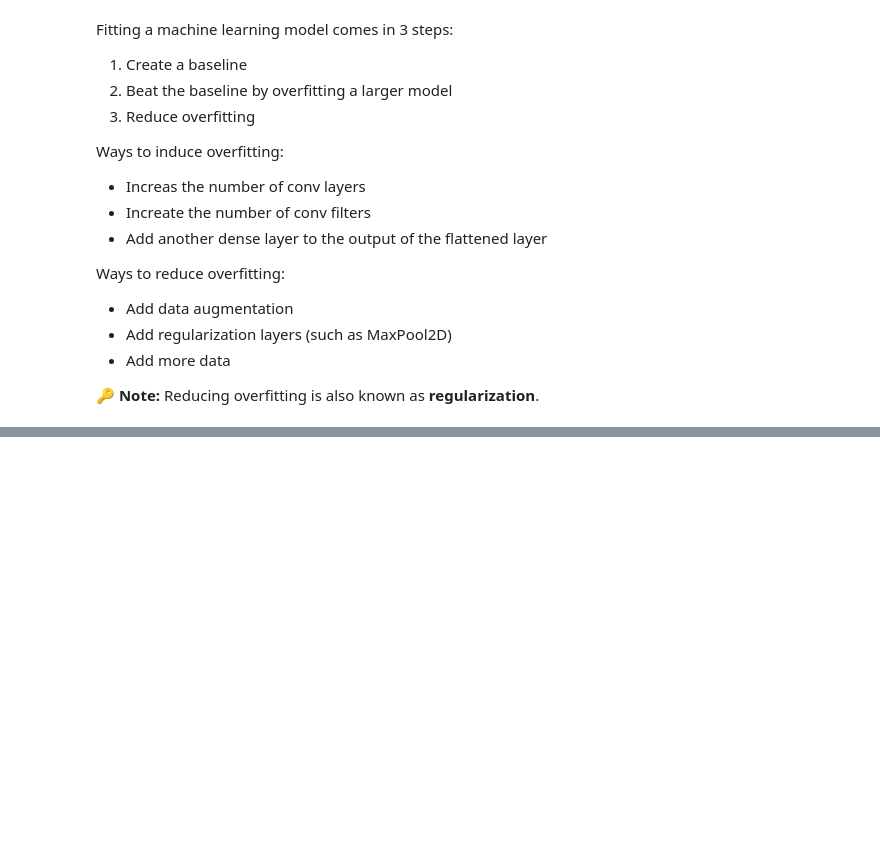
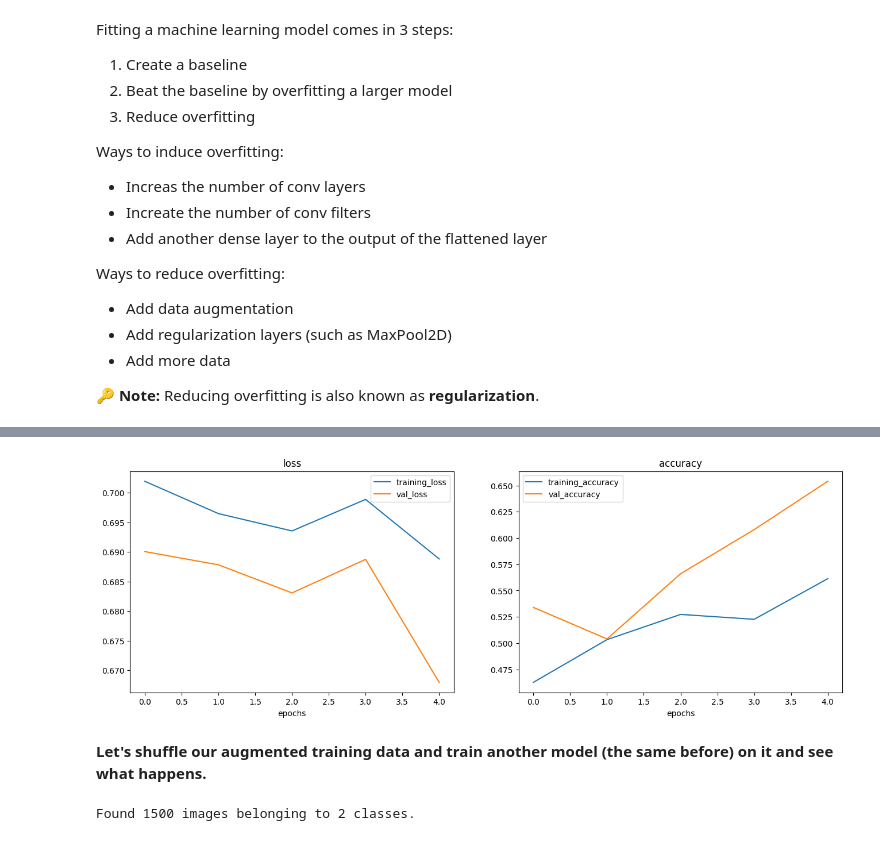
Before and after one commit to pawel-grzeszczyk/TensorFlow-and-Deep-Learning-Fundamentals, a Jupyter notebook: 03_intro_to_computer_vision_with_tf.ipynb, the cells around one changed output, grey strips where cells are left out. Saved outputs shown, nothing was run; the diff lists cells and outputs as text; code cells hidden in the pictures; blank space fills up the shorter version.

```diff
--- a/03_intro_to_computer_vision_with_tf.ipynb
+++ b/03_intro_to_computer_vision_with_tf.ipynb
@@ -696,0 +701,15 @@ plot_loss_curves(history_5)
+# %%
+# Create ImageData Generator training instance with data augmentation
+train_datagen_augmented = tf.keras.preprocessing.image.ImageDataGenerator(rescale=1/255.,
+                                                                          rotation_range=0.2, # how much do you want to rotate and image
+                                                                          shear_range=0.2, # how much do you want to shear an image
+                                                                          zoom_range=0.2, # zoom in randomly on an image
+                                                                          width_shift_range=0.2, # move your image aroung on the x-axis
+                                                                          height_shift_range=0.2, # move your image aroung on the y-axis
+                                                                          horizontal_flip=True) # do you want to flip an image
+
+# Create ImageDataGenerator without data augmentation for the train dataset
+train_datagen = tf.keras.preprocessing.image.ImageDataGenerator(rescale=1/255.)
+
+# Create ImageDataGenerator without data augmentation for the test dataset
+test_datagen = tf.keras.preprocessing.image.ImageDataGenerator(rescale=1/255.)
@@ -696,0 +802,24 @@ plot_loss_curves(history_5)
+# %%
+# Build a model
+model_6 = tf.keras.models.Sequential([
+    tf.keras.layers.Conv2D(filters=10 ,kernel_size=(3, 3) ,strides=(1, 1), activation='relu', input_shape=(224, 224, 3)),
+    tf.keras.layers.MaxPool2D(pool_size=(2, 2)),
+    tf.keras.layers.Conv2D(filters=10, kernel_size=(3, 3), strides=(1, 1), activation='relu'),
+    tf.keras.layers.MaxPool2D(pool_size=(2, 2)),
+    tf.keras.layers.Conv2D(filters=10, kernel_size=(3, 3), strides=(1, 1), activation='relu'),
+    tf.keras.layers.MaxPool2D(pool_size=(2, 2)),
+    tf.keras.layers.Flatten(),
+    tf.keras.layers.Dense(1, activation='sigmoid')
+])
+
+# Compile a model
+model_6.compile(loss=tf.keras.losses.BinaryCrossentropy(),
+                optimizer=tf.keras.optimizers.Adam(),
+                metrics=['accuracy'])
+
+# Fit a model
+history_6 = model_6.fit(train_data_augmented, # fitting model_6 on augmented training data
+                        epochs=5,
+                        steps_per_epoch=len(train_data_augmented),
+                        validation_data=test_data,
+                        validation_steps=len(test_data))
@@ -696,0 +837,16 @@ plot_loss_curves(history_5)
+# %%
+# Check uor model's training curves
+plot_loss_curves(history_6)
+# %% [output]
+[figure, added]
+# %% [markdown]
+**Let's shuffle our augmented training data and train another model (the same before) on it and see what happens.**
+# %%
+# Import data and augment if and shuffle from training directory
+train_data_augmented_shuffled = train_datagen_augmented.flow_from_directory(train_dir,
+                                                                            target_size=(224, 224),
+                                                                            batch_size=32,
+                                                                            class_mode='binary',
+                                                                            shuffle=True) # shuffle data this time
+# %% [output]
+Found 1500 images belonging to 2 classes.
```
Also changed, not shown: parts of 60 cells of this notebook.
